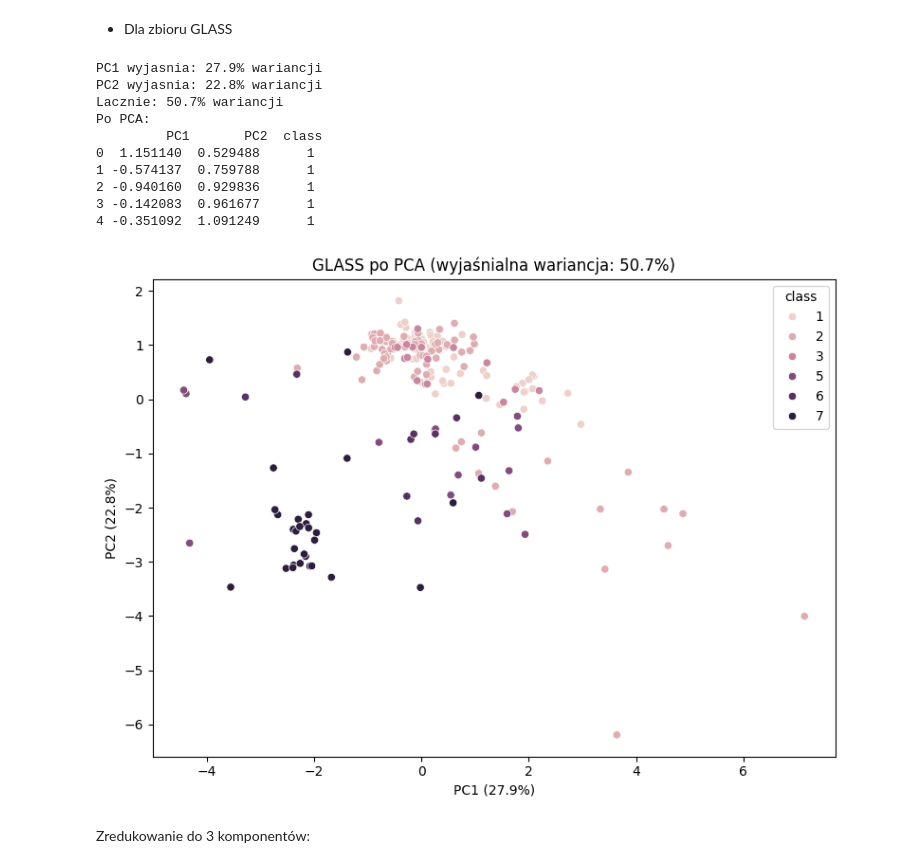
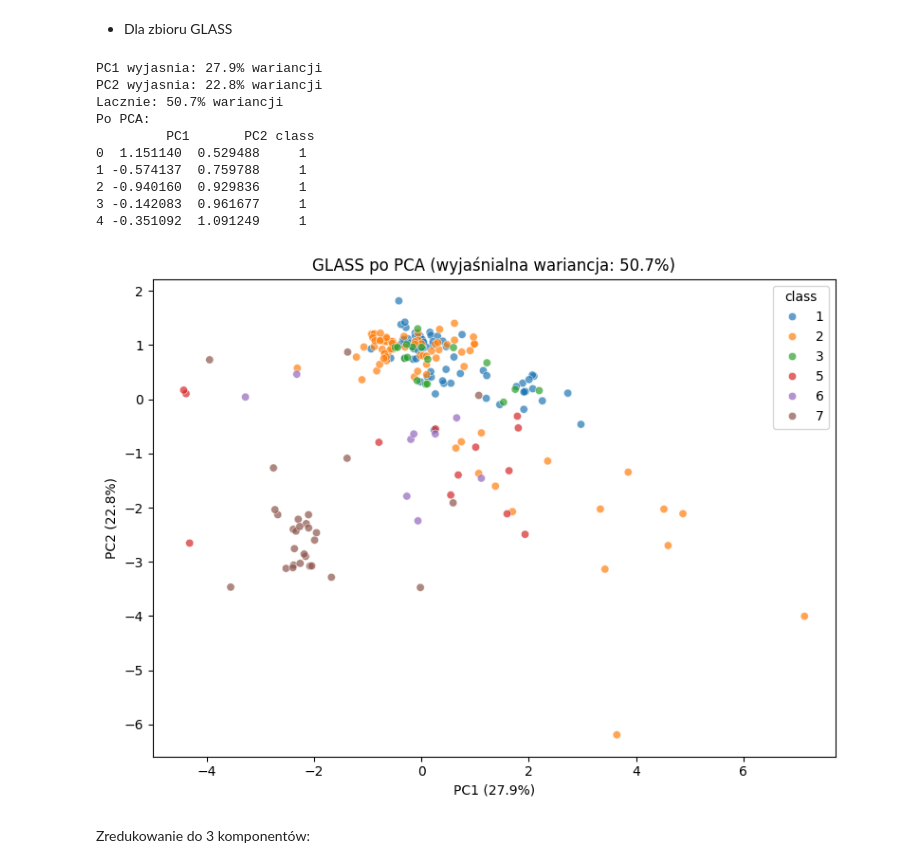
Before and after one commit to w-makowski/machine-learning, a Jupyter notebook: lab0/lab0_report.ipynb, the cells around one changed output. Cells and saved outputs as stored; diff of their text form; code cells hidden in the pictures.

```diff
--- a/lab0/lab0_report.ipynb
+++ b/lab0/lab0_report.ipynb
@@ -394,7 +400,7 @@ print(f'PC2 wyjasnia: {explained_variance_glass[1]*100:.1f}% wariancji')
 print(f'Lacznie: {sum(explained_variance_glass)*100:.1f}% wariancji')
 
 df_glass_pca = pd.DataFrame(X_glass_pca, columns=['PC1', 'PC2'])
-df_glass_pca['class'] = df_glass.iloc[:, -1]
+df_glass_pca['class'] = df_glass.iloc[:, -1].astype(str)
 print(f'Po PCA:\n {df_glass_pca.head()}')
 
 plt.figure(figsize=(8, 6))
@@ -402,7 +408,8 @@ sns.scatterplot(
     data=df_glass_pca,
     x='PC1',
     y='PC2',
-    hue='class'
+    hue='class',
+    alpha=0.7
 )
 plt.title(f'GLASS po PCA (wyjaśnialna wariancja: {sum(explained_variance_glass)*100:.1f}%)')
 plt.xlabel(f'PC1 ({explained_variance_glass[0]*100:.1f}%)')
@@ -423,4 +430,4 @@ Po PCA:
-[figure, old version]
+[figure, new version]
 # %% [markdown]
 Zredukowanie do 3 komponentów:
 # %%
```
Also changed, not shown: parts of 1 cell of this notebook.
